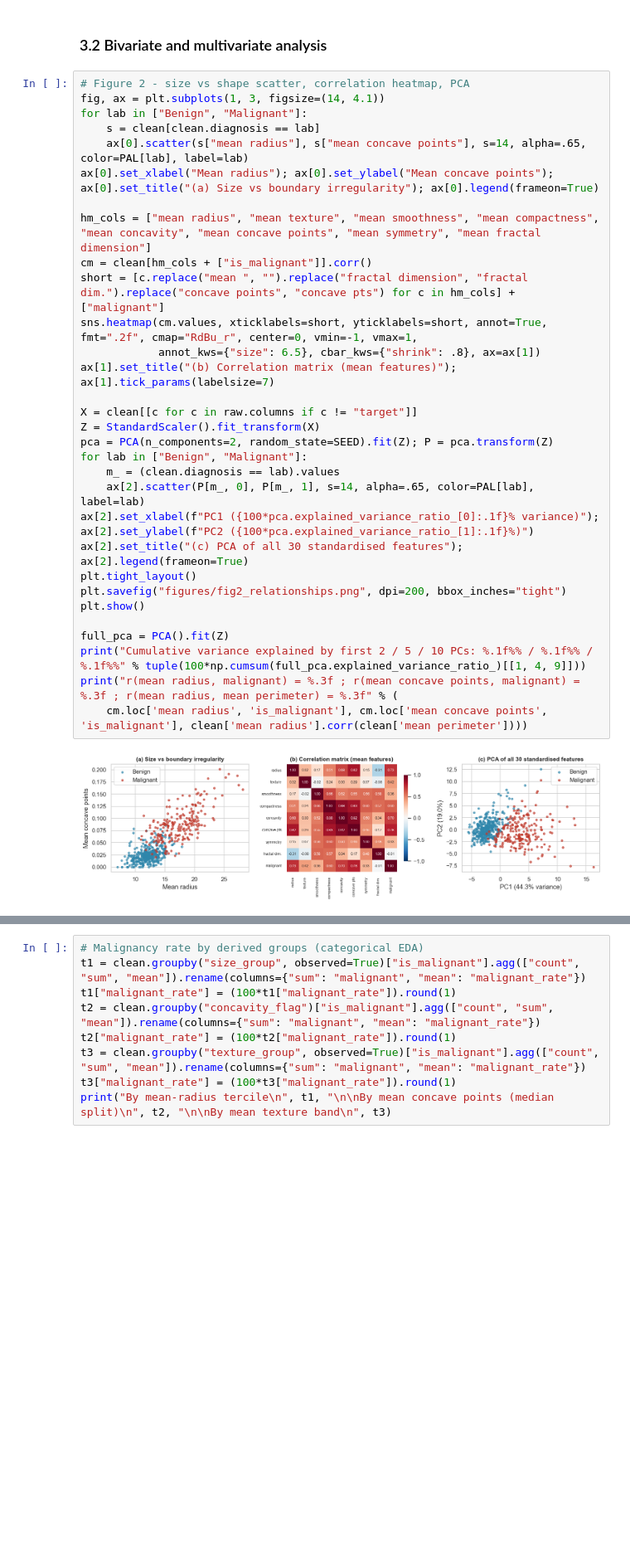
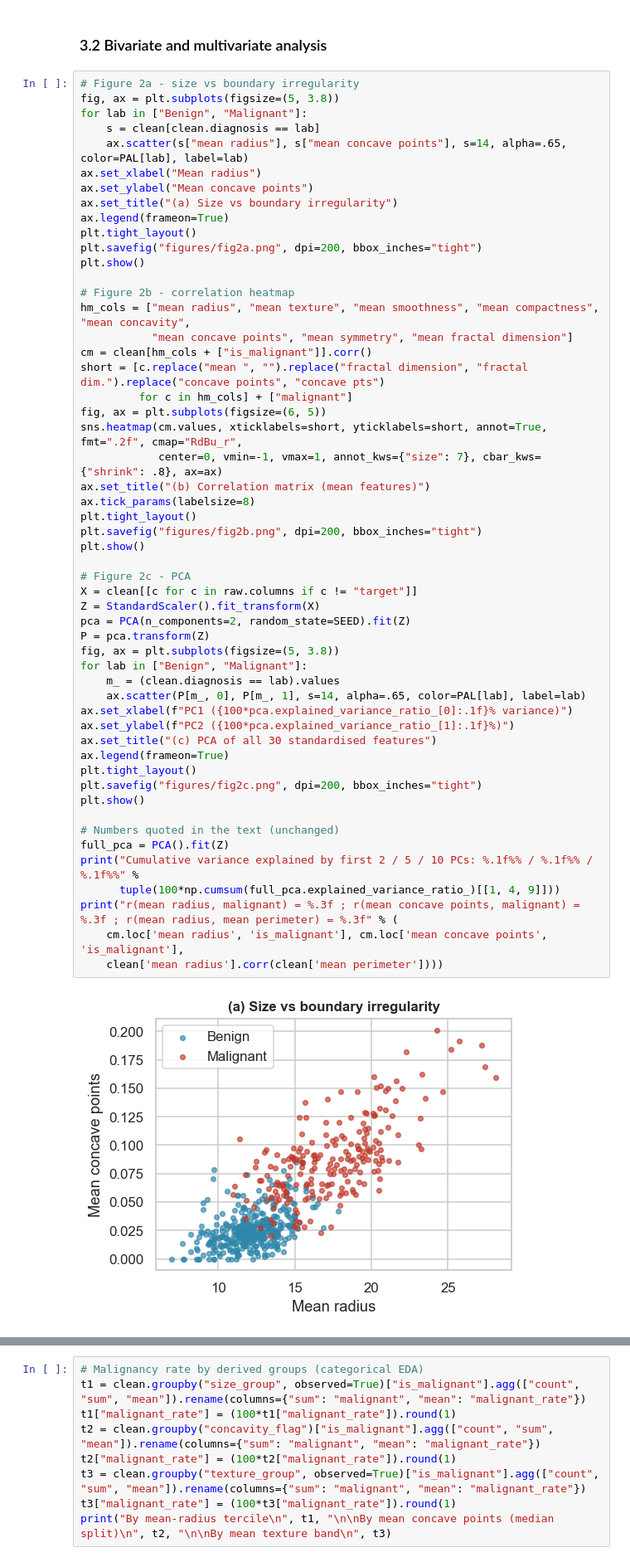
Before and after one commit to vani-mallya/WDBC-Breast-Cancer-Analysis, a Jupyter notebook: WDBC_Analysis.ipynb, the cells around one changed output, grey strips where cells are left out. Shown at 83% size. Drawn from its saved outputs; the diff is of its cells as text; blank space fills up the shorter version.

```diff
--- a/WDBC_Analysis.ipynb
+++ b/WDBC_Analysis.ipynb
@@ -289,35 +308,57 @@ plt.show()
 # %% [markdown]
 ### 3.2 Bivariate and multivariate analysis
 # %%
-# Figure 2 - size vs shape scatter, correlation heatmap, PCA
-fig, ax = plt.subplots(1, 3, figsize=(14, 4.1))
+# Figure 2a - size vs boundary irregularity
+fig, ax = plt.subplots(figsize=(5, 3.8))
 for lab in ["Benign", "Malignant"]:
     s = clean[clean.diagnosis == lab]
-    ax[0].scatter(s["mean radius"], s["mean concave points"], s=14, alpha=.65, color=PAL[lab], label=lab)
-ax[0].set_xlabel("Mean radius"); ax[0].set_ylabel("Mean concave points"); ax[0].set_title("(a) Size vs boundary irregularity"); ax[0].legend(frameon=True)
+    ax.scatter(s["mean radius"], s["mean concave points"], s=14, alpha=.65, color=PAL[lab], label=lab)
+ax.set_xlabel("Mean radius")
+ax.set_ylabel("Mean concave points")
+ax.set_title("(a) Size vs boundary irregularity")
+ax.legend(frameon=True)
+plt.tight_layout()
+plt.savefig("figures/fig2a.png", dpi=200, bbox_inches="tight")
+plt.show()
 
-hm_cols = ["mean radius", "mean texture", "mean smoothness", "mean compactness", "mean concavity", "mean concave points", "mean symmetry", "mean fractal dimension"]
+# Figure 2b - correlation heatmap
+hm_cols = ["mean radius", "mean texture", "mean smoothness", "mean compactness", "mean concavity",
+           "mean concave points", "mean symmetry", "mean fractal dimension"]
 cm = clean[hm_cols + ["is_malignant"]].corr()
-short = [c.replace("mean ", "").replace("fractal dimension", "fractal dim.").replace("concave points", "concave pts") for c in hm_cols] + ["malignant"]
-sns.heatmap(cm.values, xticklabels=short, yticklabels=short, annot=True, fmt=".2f", cmap="RdBu_r", center=0, vmin=-1, vmax=1,
-            annot_kws={"size": 6.5}, cbar_kws={"shrink": .8}, ax=ax[1])
-ax[1].set_title("(b) Correlation matrix (mean features)"); ax[1].tick_params(labelsize=7)
+short = [c.replace("mean ", "").replace("fractal dimension", "fractal dim.").replace("concave points", "concave pts")
+         for c in hm_cols] + ["malignant"]
+fig, ax = plt.subplots(figsize=(6, 5))
+sns.heatmap(cm.values, xticklabels=short, yticklabels=short, annot=True, fmt=".2f", cmap="RdBu_r",
+            center=0, vmin=-1, vmax=1, annot_kws={"size": 7}, cbar_kws={"shrink": .8}, ax=ax)
+ax.set_title("(b) Correlation matrix (mean features)")
+ax.tick_params(labelsize=8)
+plt.tight_layout()
+plt.savefig("figures/fig2b.png", dpi=200, bbox_inches="tight")
+plt.show()
 
+# Figure 2c - PCA
 X = clean[[c for c in raw.columns if c != "target"]]
 Z = StandardScaler().fit_transform(X)
-pca = PCA(n_components=2, random_state=SEED).fit(Z); P = pca.transform(Z)
+pca = PCA(n_components=2, random_state=SEED).fit(Z)
+P = pca.transform(Z)
+fig, ax = plt.subplots(figsize=(5, 3.8))
 for lab in ["Benign", "Malignant"]:
     m_ = (clean.diagnosis == lab).values
-    ax[2].scatter(P[m_, 0], P[m_, 1], s=14, alpha=.65, color=PAL[lab], label=lab)
-ax[2].set_xlabel(f"PC1 ({100*pca.explained_variance_ratio_[0]:.1f}% variance)"); ax[2].set_ylabel(f"PC2 ({100*pca.explained_variance_ratio_[1]:.1f}%)")
-ax[2].set_title("(c) PCA of all 30 standardised features"); ax[2].legend(frameon=True)
+    ax.scatter(P[m_, 0], P[m_, 1], s=14, alpha=.65, color=PAL[lab], label=lab)
+ax.set_xlabel(f"PC1 ({100*pca.explained_variance_ratio_[0]:.1f}% variance)")
+ax.set_ylabel(f"PC2 ({100*pca.explained_variance_ratio_[1]:.1f}%)")
+ax.set_title("(c) PCA of all 30 standardised features")
+ax.legend(frameon=True)
 plt.tight_layout()
-plt.savefig("figures/fig2_relationships.png", dpi=200, bbox_inches="tight")
+plt.savefig("figures/fig2c.png", dpi=200, bbox_inches="tight")
 plt.show()
 
+# Numbers quoted in the text (unchanged)
 full_pca = PCA().fit(Z)
-print("Cumulative variance explained by first 2 / 5 / 10 PCs: %.1f%% / %.1f%% / %.1f%%" % tuple(100*np.cumsum(full_pca.explained_variance_ratio_)[[1, 4, 9]]))
+print("Cumulative variance explained by first 2 / 5 / 10 PCs: %.1f%% / %.1f%% / %.1f%%" %
+      tuple(100*np.cumsum(full_pca.explained_variance_ratio_)[[1, 4, 9]]))
 print("r(mean radius, malignant) = %.3f ; r(mean concave points, malignant) = %.3f ; r(mean radius, mean perimeter) = %.3f" % (
-    cm.loc['mean radius', 'is_malignant'], cm.loc['mean concave points', 'is_malignant'], clean['mean radius'].corr(clean['mean perimeter'])))
+    cm.loc['mean radius', 'is_malignant'], cm.loc['mean concave points', 'is_malignant'],
+    clean['mean radius'].corr(clean['mean perimeter'])))
 # %% [output]
-[figure, old version]
+[figure, new version]
```
Also changed, not shown: parts of 5 cells of this notebook, 12 other files.
